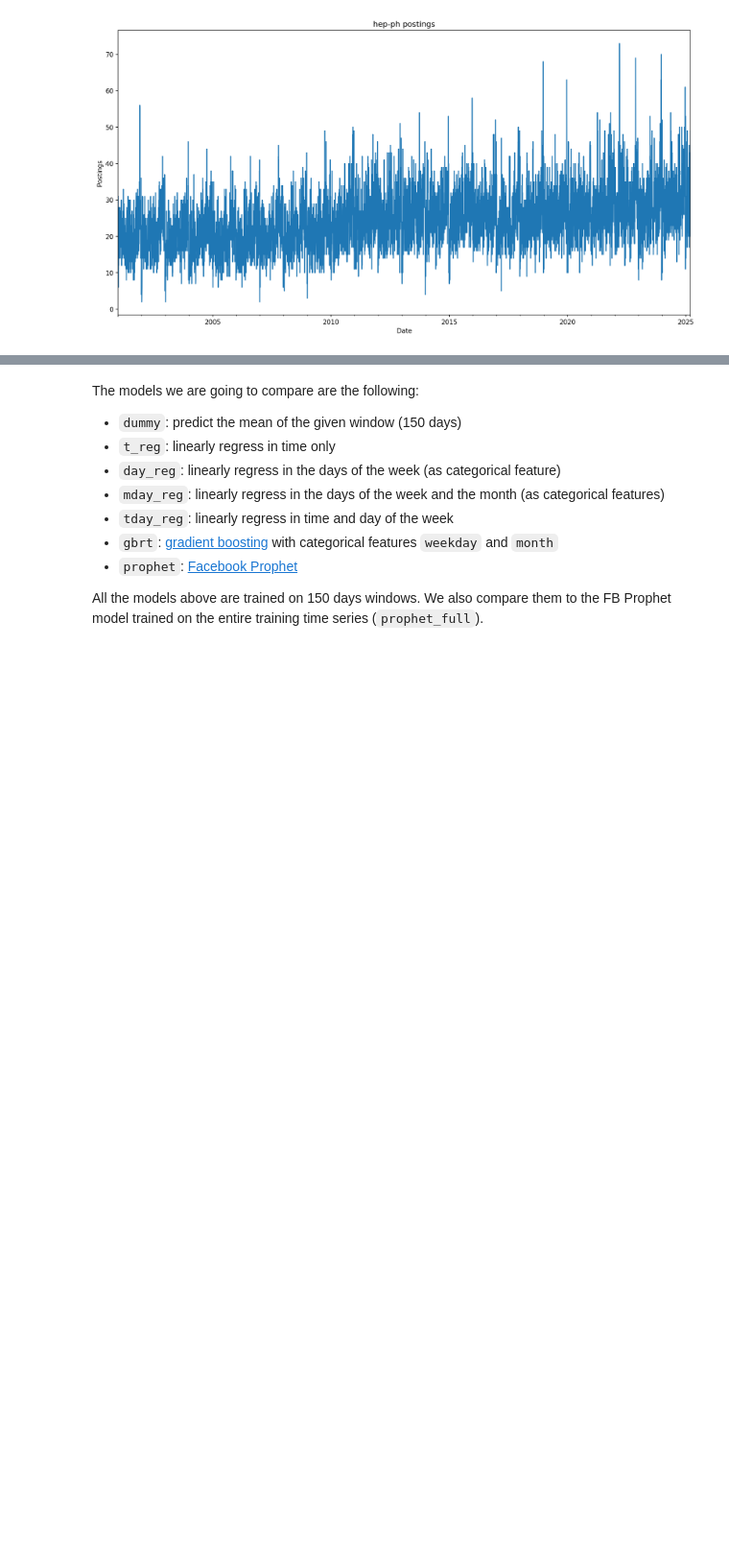
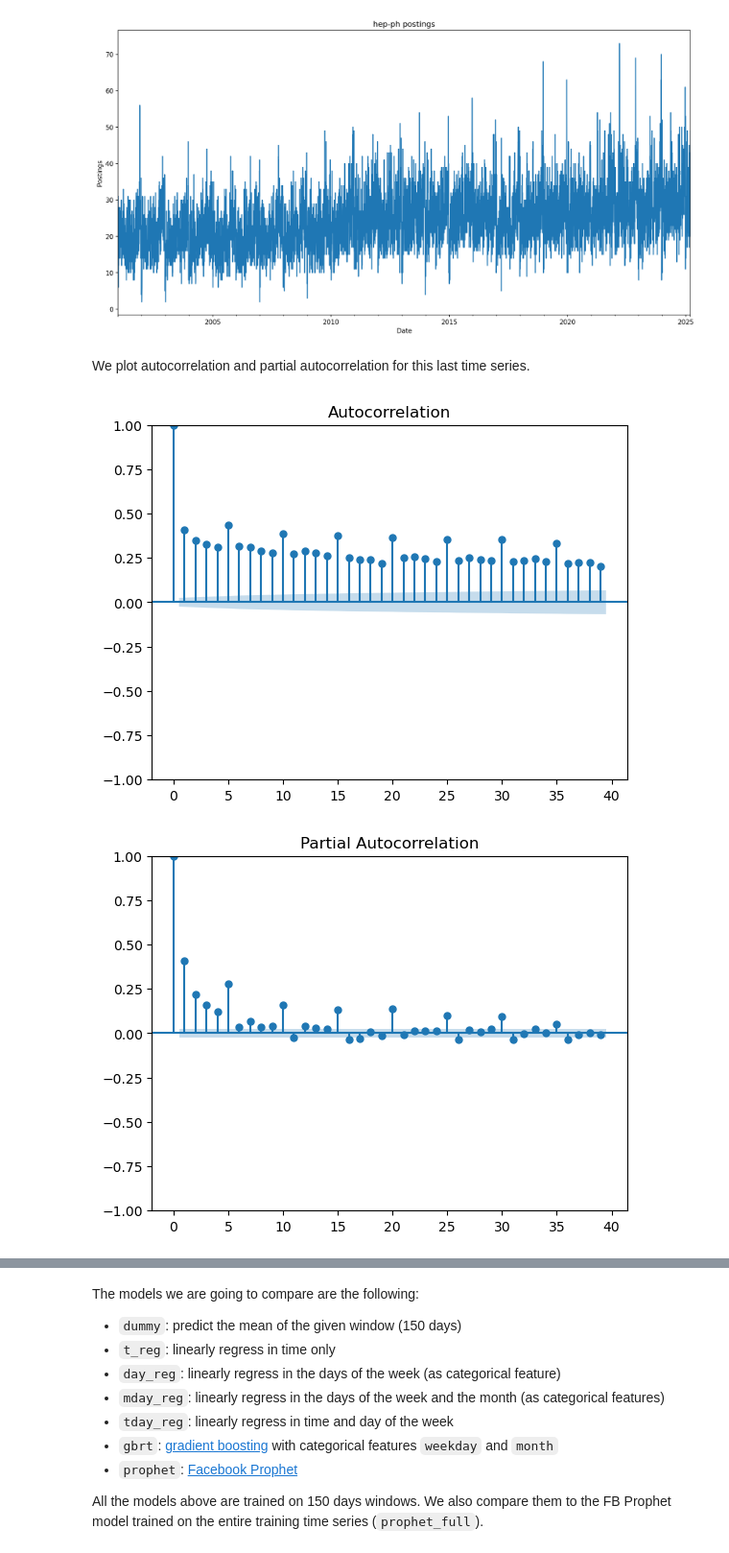
Before and after one commit to albesianor/arxiv-heatmap, a Jupyter notebook: notes/short-term-linear/short-term-linear-regression.ipynb, the cells around one changed output, grey strips where cells are left out. Shown at 96% size. Cells and saved outputs as stored; diff of their text form; code cells hidden in the pictures; blank space fills up the shorter version.

```diff
--- a/notes/short-term-linear/short-term-linear-regression.ipynb
+++ b/notes/short-term-linear/short-term-linear-regression.ipynb
@@ -70,3 +70,13 @@ plt.ylabel("Postings")
 # %% [output]
 Text(0, 0.5, 'Postings')
 [figure]
+# %% [markdown]
+We plot autocorrelation and partial autocorrelation for this last time series.
+# %%
+import statsmodels.api as sm
+
+_ = sm.graphics.tsa.plot_acf(df_train["hep-th"])
+_ = sm.graphics.tsa.plot_pacf(df_train["hep-th"])
+# %% [output]
+[figure, added]
+[figure, added]
```
Also changed, not shown: parts of 4 cells of this notebook.
